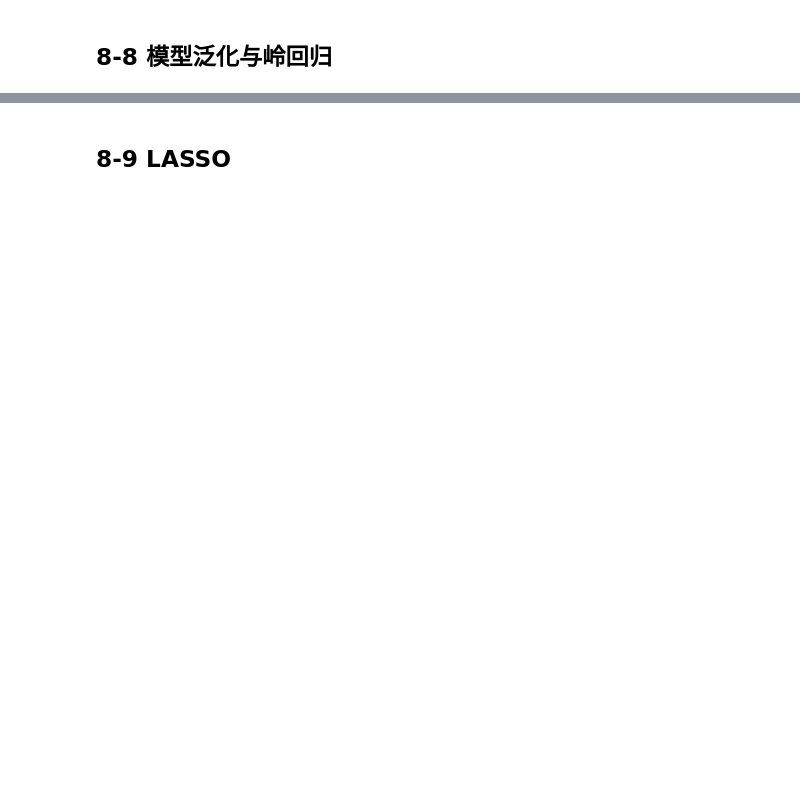
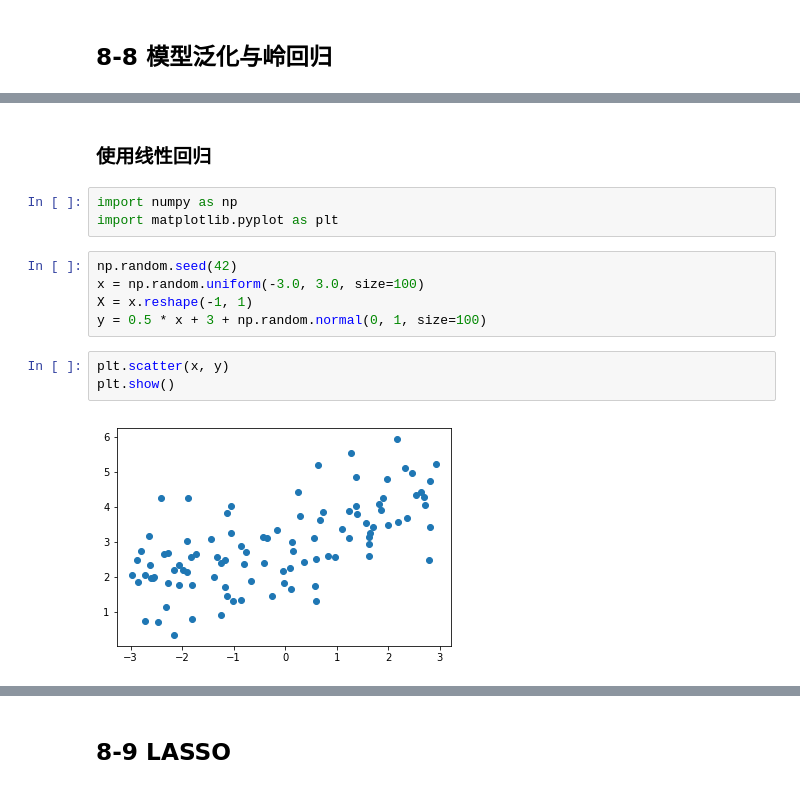
Before and after one commit to JinNiuMengMeng/deep_learn, a Jupyter notebook: Data_Handle/Python3入门机器学习算法与应用-慕课/08_第八章-多项式回归与模型泛化.ipynb, the cells around one changed output, grey strips where cells are left out. Drawn from its saved outputs; the diff is of its cells as text; blank space fills up the shorter version.

```diff
--- a/Data_Handle/Python3入门机器学习算法与应用-慕课/08_第八章-多项式回归与模型泛化.ipynb
+++ b/Data_Handle/Python3入门机器学习算法与应用-慕课/08_第八章-多项式回归与模型泛化.ipynb
@@ -587,0 +596,15 @@ GridSearchCV(cv=5, error_score='raise-deprecating',
+# %% [markdown]
+### 使用线性回归
+# %%
+import numpy as np
+import matplotlib.pyplot as plt
+# %%
+np.random.seed(42)
+x = np.random.uniform(-3.0, 3.0, size=100)
+X = x.reshape(-1, 1)
+y = 0.5 * x + 3 + np.random.normal(0, 1, size=100)
+# %%
+plt.scatter(x, y)
+plt.show()
+# %% [output]
+[figure, added]
```
Also changed, not shown: parts of 42 cells of this notebook, 9 other files.
